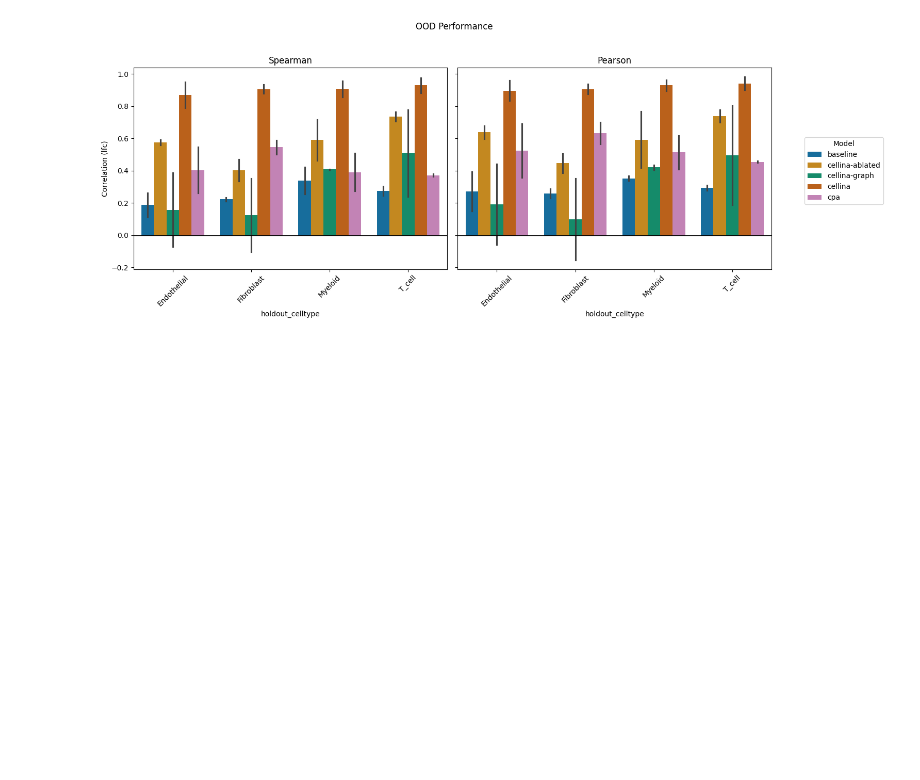
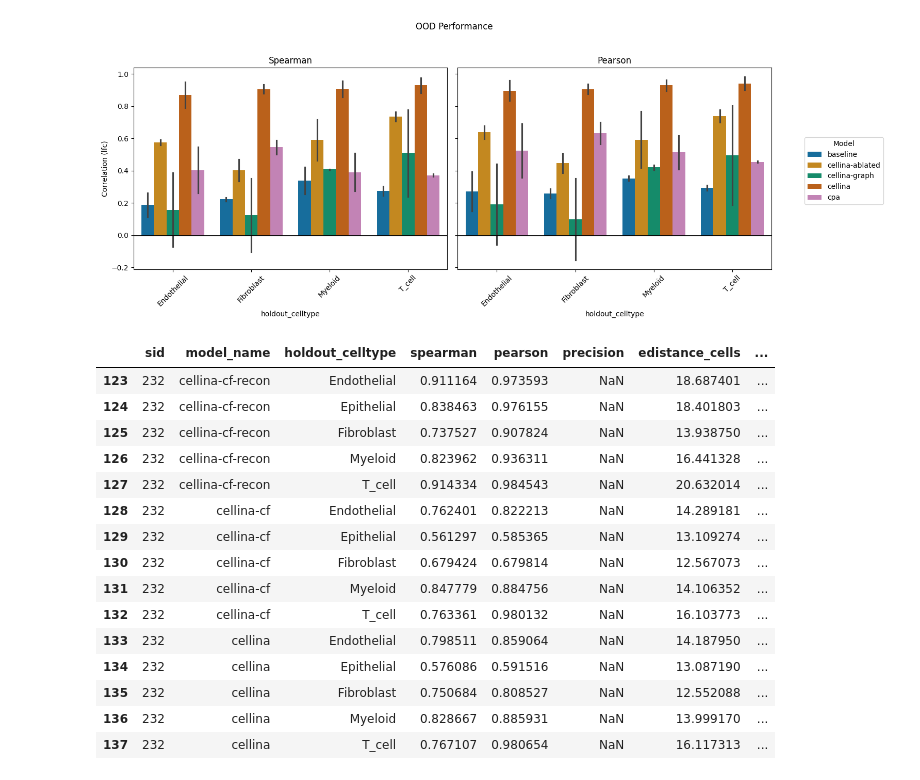
Before and after one commit to PMBio/cellina-reproducibility, a Jupyter notebook: notebooks/ood_plots.ipynb, the cells around one changed output. Cells and saved outputs as stored; diff of their text form; code cells hidden in the pictures; blank space fills up the shorter version.

```diff
--- a/notebooks/ood_plots.ipynb
+++ b/notebooks/ood_plots.ipynb
@@ -227,0 +283,19 @@ plt.show()
+# %%
+crc_corr_df[(crc_corr_df['model_name'].str.contains('cellina')) & (crc_corr_df['sid'] == '232')]
+# %% [output]
+|  | sid | model_name | holdout_celltype | spearman | pearson | precision | edistance_cells | ... |
+| 123 | 232 | cellina-cf-recon | Endothelial | 0.911164 | 0.973593 | NaN | 18.687401 | ... |
+| 124 | 232 | cellina-cf-recon | Epithelial | 0.838463 | 0.976155 | NaN | 18.401803 | ... |
+| 125 | 232 | cellina-cf-recon | Fibroblast | 0.737527 | 0.907824 | NaN | 13.938750 | ... |
+| 126 | 232 | cellina-cf-recon | Myeloid | 0.823962 | 0.936311 | NaN | 16.441328 | ... |
+| 127 | 232 | cellina-cf-recon | T_cell | 0.914334 | 0.984543 | NaN | 20.632014 | ... |
+| 128 | 232 | cellina-cf | Endothelial | 0.762401 | 0.822213 | NaN | 14.289181 | ... |
+| 129 | 232 | cellina-cf | Epithelial | 0.561297 | 0.585365 | NaN | 13.109274 | ... |
+| 130 | 232 | cellina-cf | Fibroblast | 0.679424 | 0.679814 | NaN | 12.567073 | ... |
+| 131 | 232 | cellina-cf | Myeloid | 0.847779 | 0.884756 | NaN | 14.106352 | ... |
+| 132 | 232 | cellina-cf | T_cell | 0.763361 | 0.980132 | NaN | 16.103773 | ... |
+| 133 | 232 | cellina | Endothelial | 0.798511 | 0.859064 | NaN | 14.187950 | ... |
+| 134 | 232 | cellina | Epithelial | 0.576086 | 0.591516 | NaN | 13.087190 | ... |
+| 135 | 232 | cellina | Fibroblast | 0.750684 | 0.808527 | NaN | 12.552088 | ... |
+| 136 | 232 | cellina | Myeloid | 0.828667 | 0.885931 | NaN | 13.999170 | ... |
+| 137 | 232 | cellina | T_cell | 0.767107 | 0.980654 | NaN | 16.117313 | ... |
```
Also changed, not shown: parts of 8 cells of this notebook, 8 other files.
